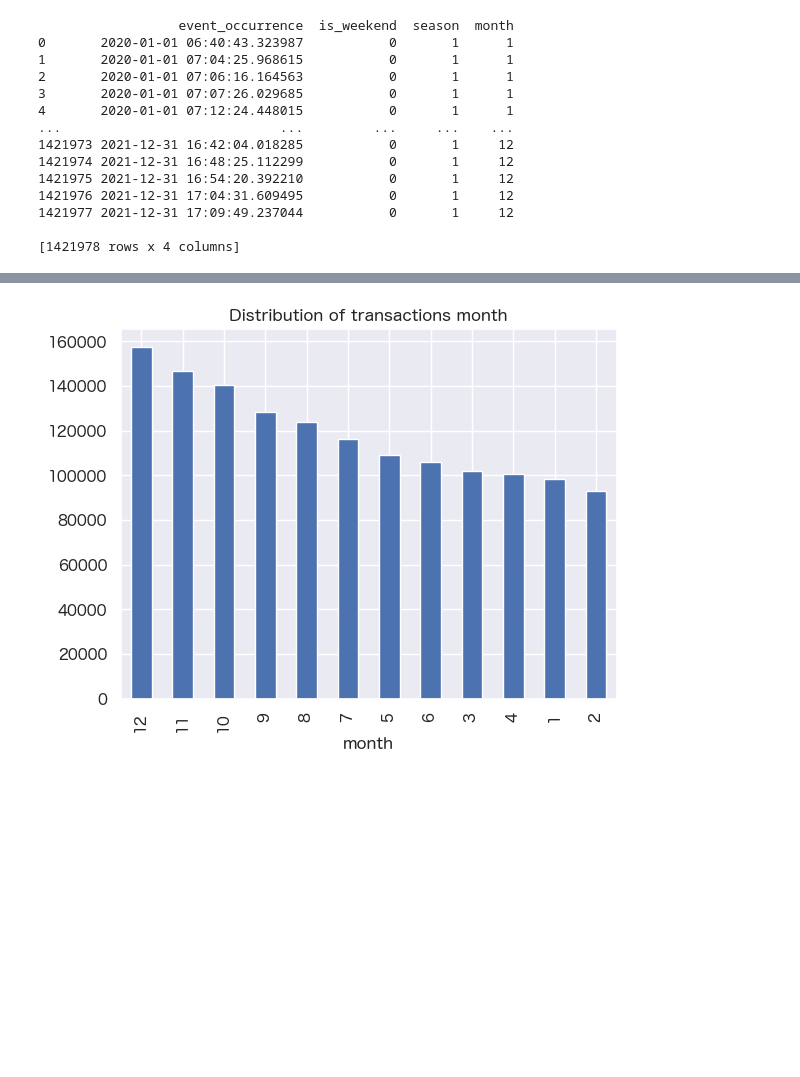
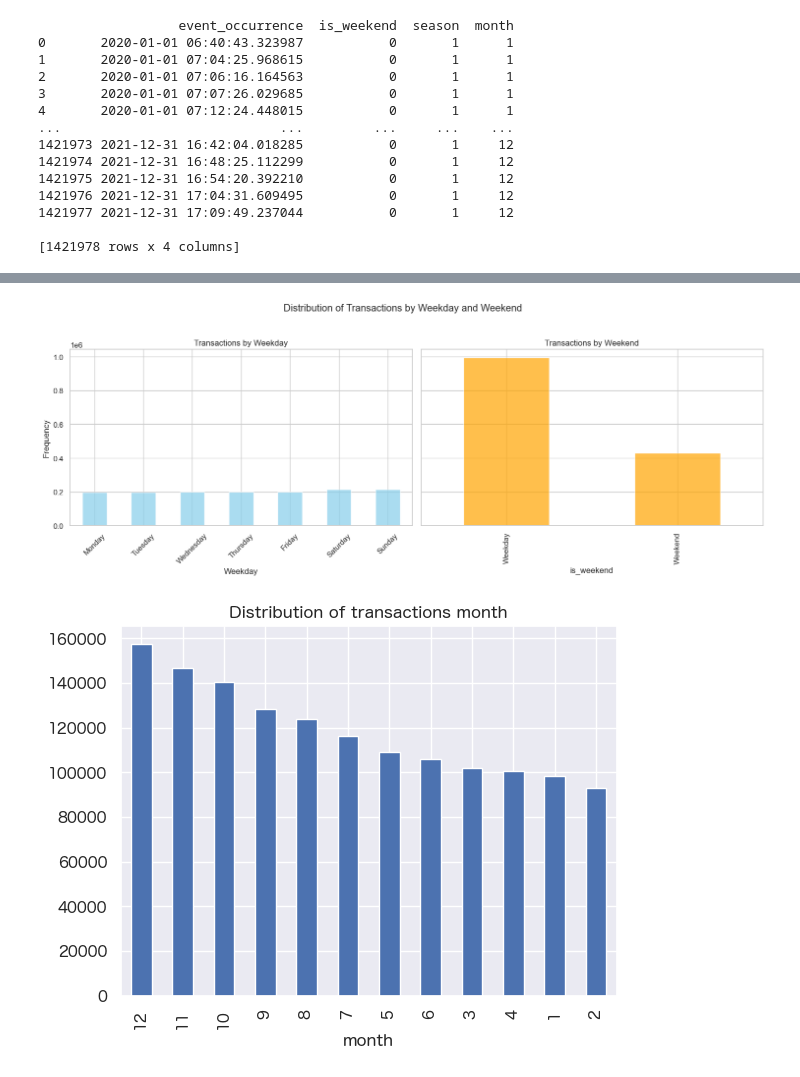
Before and after one commit to egpivo/gmv-forecaster, a Jupyter notebook: notebooks/exploratory_data_analysis.ipynb, the cells around one changed output, grey strips where cells are left out. Drawn from its saved outputs; the diff is of its cells as text; code cells hidden in the pictures; blank space fills up the shorter version.

```diff
--- a/notebooks/exploratory_data_analysis.ipynb
+++ b/notebooks/exploratory_data_analysis.ipynb
@@ -319,3 +329,33 @@ plt.show()
+# %%
+# Ensure is_weekend column contains binary values (0 or 1)
+full_data_pdf['is_weekend'] = full_data_pdf['is_weekend'].astype(int)
+
+# Create a figure with subplots for each weekend
+fig, axes = plt.subplots(nrows=1, ncols=2, figsize=(15, 6), sharey=True)
+
+# Plot distribution of transactions on weekdays/weekends
+weekday_labels = ['Monday', 'Tuesday', 'Wednesday', 'Thursday', 'Friday', 'Saturday', 'Sunday']
+full_data_pdf['weekday'].value_counts().sort_index().plot.bar(ax=axes[0], color='skyblue', alpha=0.7)
+axes[0].set_title('Transactions by Weekday')
+axes[0].set_xlabel('Weekday')
+axes[0].set_ylabel('Frequency')
+axes[0].set_xticklabels(weekday_labels, rotation=45)
+
+axes[1].set_title('Transactions by Weekend')
+axes[1].set_xlabel('Weekend')
+axes[1].set_ylabel('Frequency')
+
+# Plot distribution of transactions on weekdays/weekends
+weekend_labels = ['Weekday', 'Weekend']
+full_data_pdf['is_weekend'].value_counts().sort_index().plot.bar(ax=axes[1], color='orange', alpha=0.7)
+axes[1].set_xticklabels(weekend_labels)
+
+# Add a title and adjust layout
+plt.suptitle('Distribution of Transactions by Weekday and Weekend')
+plt.tight_layout(rect=[0, 0.03, 1, 0.95])
+plt.show()
+# %% [output]
+[figure, added]
 # %%
 full_data_pdf.month.value_counts().plot(kind='bar')
 plt.title('Distribution of transactions month')
```
Also changed, not shown: parts of 18 cells of this notebook, 4 other files.
